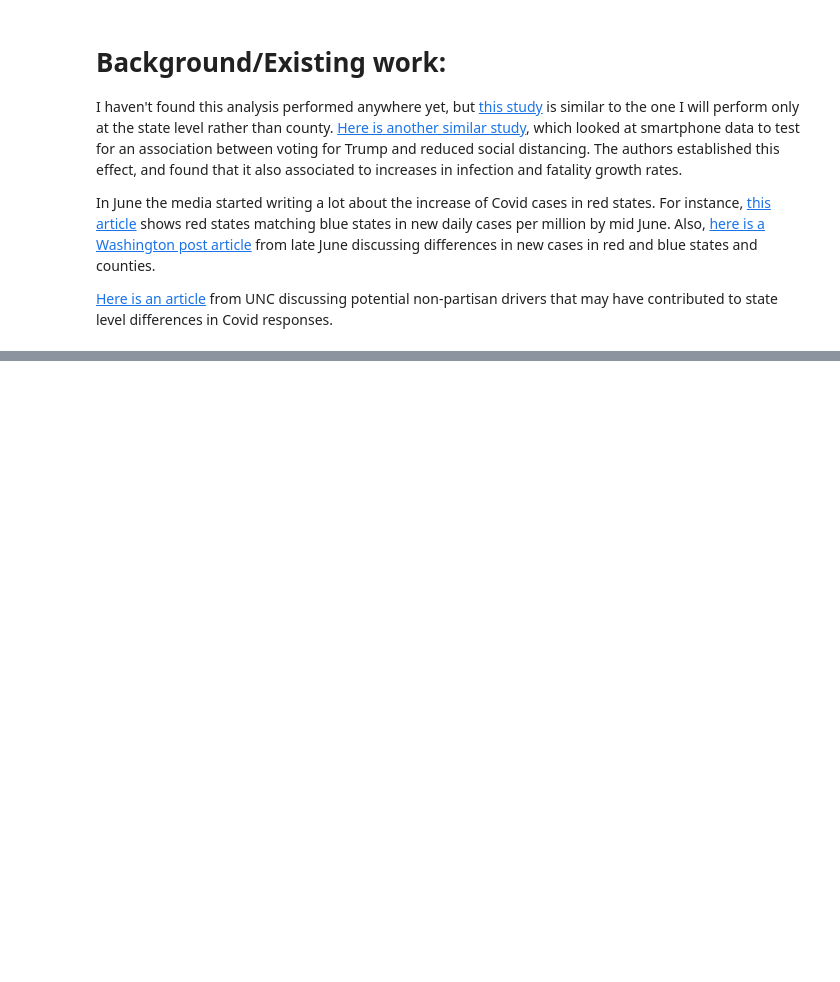
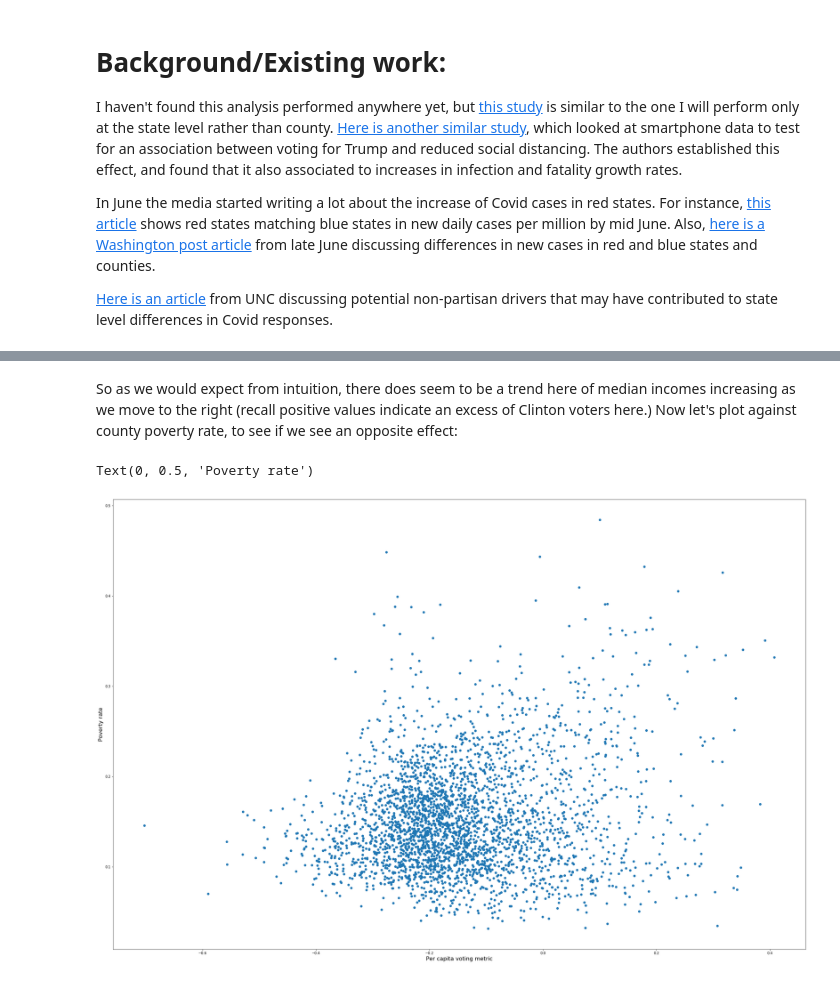
Before and after one commit to wframe-uw/data-512-final, a Jupyter notebook: FinalProject.ipynb, the cells around one changed output, grey strips where cells are left out. Drawn from its saved outputs; the diff is of its cells as text; code cells hidden in the pictures; blank space fills up the shorter version.

```diff
--- a/FinalProject.ipynb
+++ b/FinalProject.ipynb
@@ -72,0 +245,9 @@ print(t_step_1_merge)
+# %% [markdown]
+So as we would expect from intuition, there does seem to be a trend here of median incomes increasing as we move to the right (recall positive values indicate an excess of Clinton voters here.) Now let's plot against county poverty rate, to see if we see an opposite effect:
+# %%
+plt.plot(per_capita_voting_metric, merged['poverty']/merged['total_population'], 'o', label='data')
+plt.xlabel('Per capita voting metric')
+plt.ylabel('Poverty rate')
+# %% [output]
+Text(0, 0.5, 'Poverty rate')
+[figure, added]
```
Also changed, not shown: parts of 43 cells of this notebook, 3 other files.
